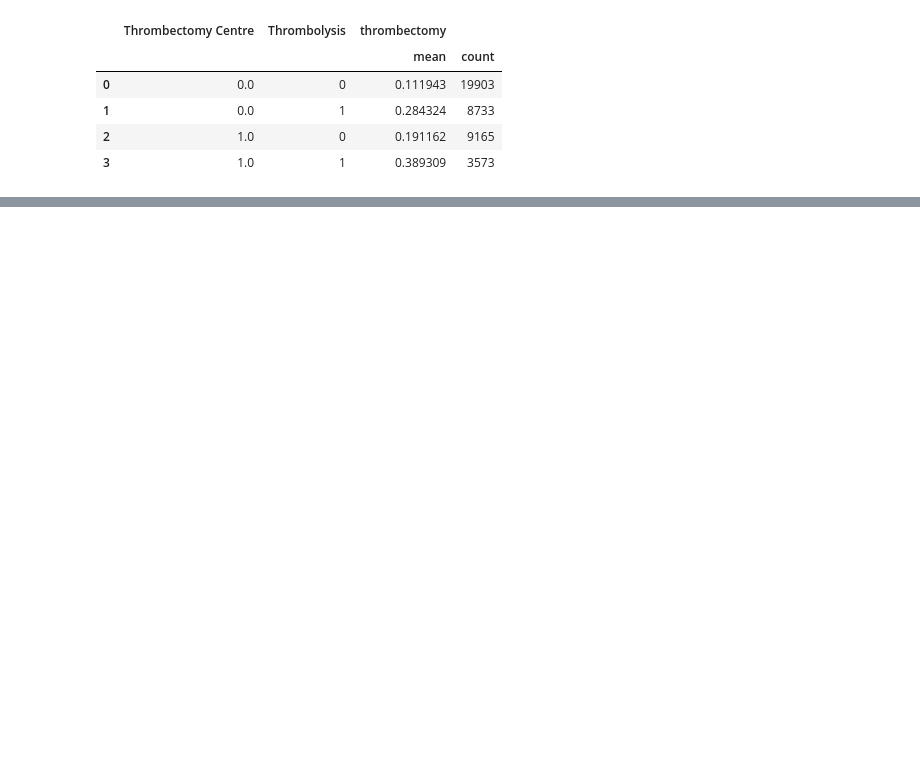
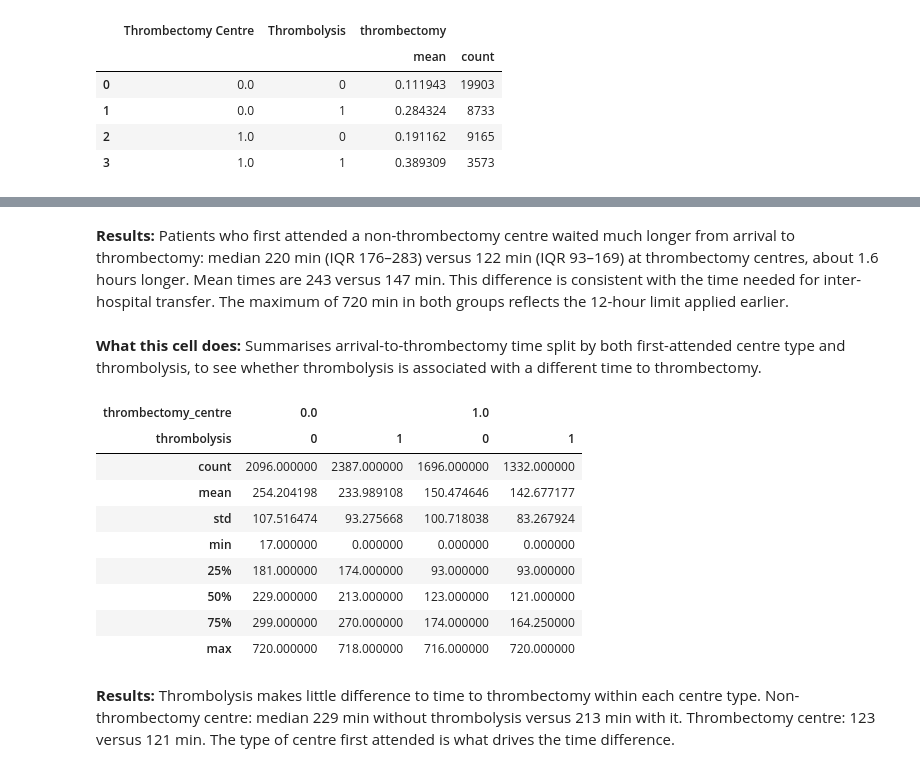
Before and after one commit to samuel-book/samuel-3, a Jupyter notebook: 1_descriptive_stats/02_thrombctomy.ipynb, the cells around one changed output, grey strips where cells are left out. Cells and saved outputs as stored; diff of their text form; code cells hidden in the pictures; blank space fills up the shorter version.

```diff
--- a/1_descriptive_stats/02_thrombctomy.ipynb
+++ b/1_descriptive_stats/02_thrombctomy.ipynb
@@ -7,9 +13,14 @@ import pandas as pd
 # %%
 all_data = pd.read_csv("../data/sam3/cleaned_data.csv", low_memory=False)
 
-# Get data for 2025
-data_2025 = all_data[all_data['year']> 2024]
+# Select years to include (inclusive)
+min_year = 2024
+max_year = 2025
+
+# Get data for selected years
+mask = (all_data['year'] >= min_year) & (all_data['year'] <= max_year)
+data_filtered = all_data[mask]
 
 # Get the avergae thrombectomy of all patients
-data_2025['thrombectomy'].mean()
+data_filtered['thrombectomy'].mean()
 # %% [output]
@@ -17,5 +32,5 @@ np.float64(0.04844449546550339)
 # %%
 # Limit to infarction == 1
-data_2025 = data_2025[data_2025['infarction'] == 1]
-data_2025['thrombectomy'].mean()
+data_filtered = data_filtered[data_filtered['infarction'] == 1]
+data_filtered['thrombectomy'].mean()
 # %% [output]
@@ -23,5 +42,5 @@ np.float64(0.05586855150703873)
 # %%
 # Limit to stroke_severity > 10
-data_2025 = data_2025[data_2025['stroke_severity'] > 10]
-data_2025['thrombectomy'].mean()
+data_filtered = data_filtered[data_filtered['stroke_severity'] > 10]
+data_filtered['thrombectomy'].mean()
 # %% [output]
@@ -75,0 +120,20 @@ df_split_median
+# %% [markdown]
+**Results:** Patients who first attended a non-thrombectomy centre waited much longer from arrival to thrombectomy: median 220 min (IQR 176–283) versus 122 min (IQR 93–169) at thrombectomy centres, about 1.6 hours longer. Mean times are 243 versus 147 min. This difference is consistent with the time needed for inter-hospital transfer. The maximum of 720 min in both groups reflects the 12-hour limit applied earlier.
+# %% [markdown]
+**What this cell does:** Summarises arrival-to-thrombectomy time split by both first-attended centre type and thrombolysis, to see whether thrombolysis is associated with a different time to thrombectomy.
+# %%
+data_filtered.groupby(
+    ["thrombectomy_centre", "thrombolysis"])['arrival_to_thrombectomy_time'].describe().T
+# %% [output]
+| thrombectomy_centre | 0.0 |  | 1.0 |  |
+| thrombolysis | 0 | 1 | 0 | 1 |
+| count | 2096.000000 | 2387.000000 | 1696.000000 | 1332.000000 |
+| mean | 254.204198 | 233.989108 | 150.474646 | 142.677177 |
+| std | 107.516474 | 93.275668 | 100.718038 | 83.267924 |
+| min | 17.000000 | 0.000000 | 0.000000 | 0.000000 |
+| 25% | 181.000000 | 174.000000 | 93.000000 | 93.000000 |
+| 50% | 229.000000 | 213.000000 | 123.000000 | 121.000000 |
+| 75% | 299.000000 | 270.000000 | 174.000000 | 164.250000 |
+| max | 720.000000 | 718.000000 | 716.000000 | 720.000000 |
+# %% [markdown]
+**Results:** Thrombolysis makes little difference to time to thrombectomy within each centre type. Non-thrombectomy centre: median 229 min without thrombolysis versus 213 min with it. Thrombectomy centre: 123 versus 121 min. The type of centre first attended is what drives the time difference.
```
Also changed, not shown: parts of 36 cells of this notebook, 1 other file.
